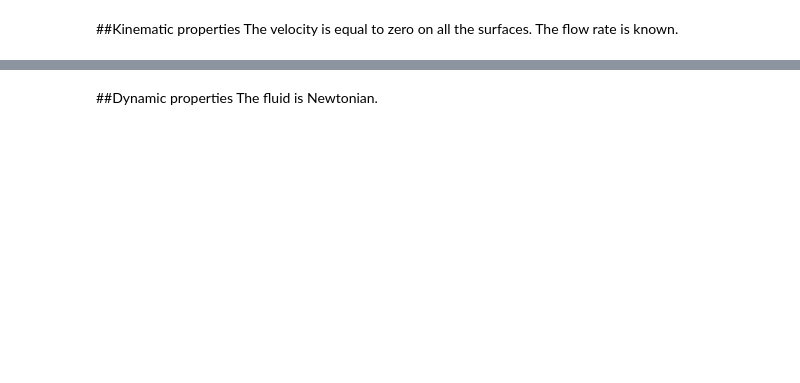
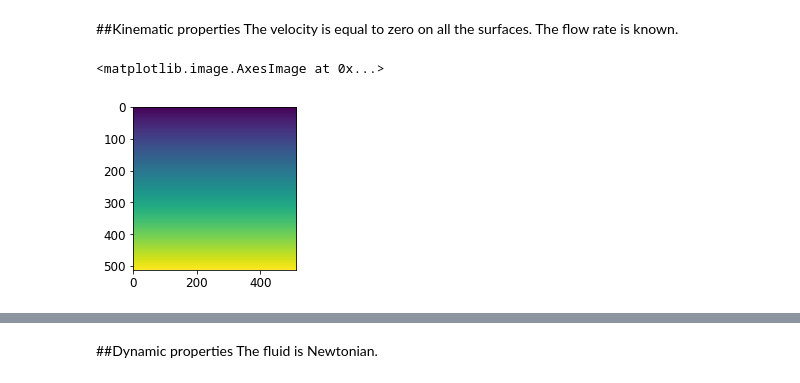
Before and after one commit to Mechanics-Mechatronics-and-Robotics/Physics-based-loss-and-machine-learning-approach-in-application-to-viscous-fluids-flow-modeling, a Jupyter notebook: Main.ipynb, the cells around one changed output, grey strips where cells are left out. Cells and saved outputs as stored; diff of their text form; code cells hidden in the pictures; blank space fills up the shorter version.

```diff
--- a/Main.ipynb
+++ b/Main.ipynb
@@ -206,3 +181,8 @@ dx1n = x1n[1] - x1n[0]
 dx2n = x2n[1] - x2n[0]
 lim1 = [0, L]
 lim2 = [0, L]
+#Visualisation
+figSize = 3
+#Training
+noOfEpoch = 1000
+learnRate = 0.001
@@ -231,10 +213,13 @@ The velocity is equal to zero on all the surfaces. The flow rate is known.
 # %%
 Q = 1 #flow rate through the inlet (outlet) boundary, m^3/s
 psim = 0 # lower wall
 psip = Q # upper wall
 psi00 = torch.linspace(0,1,imgSize, dtype=torch.float32)*torch.ones(imgSize,imgSize)
 psi0 = torch.t(psi00)
-fig = plt.figure(figsize=(3, 3))
+fig = plt.figure(figsize=(figSize, figSize))
 plt.imshow(psi0)
+# %% [output]
+<matplotlib.image.AxesImage at 0x...>
+[figure, added]
 # %%
 psi00.dtype
```
Also changed, not shown: parts of 34 cells of this notebook.
